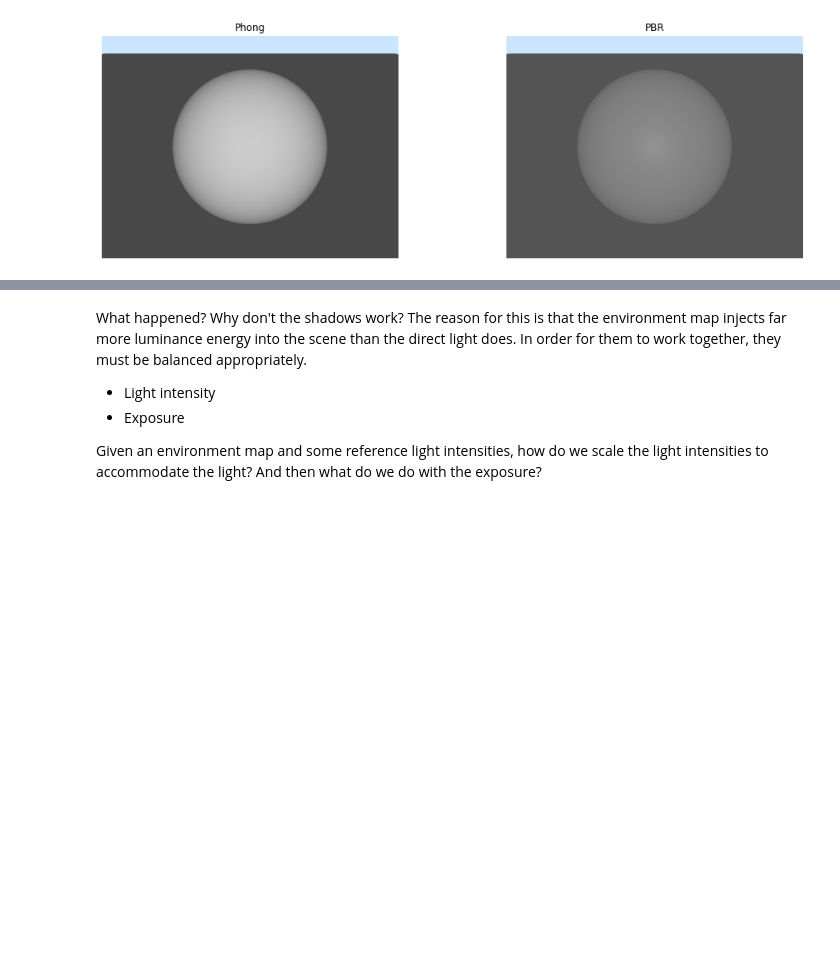
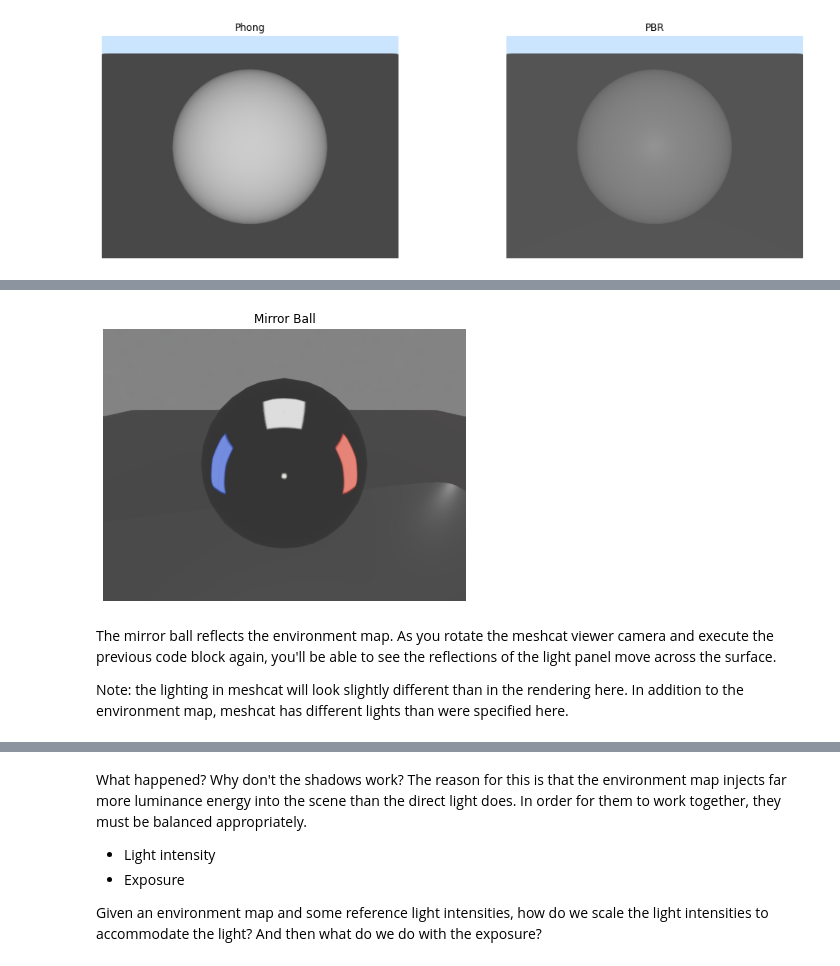
Before and after one commit to SeanCurtis-TRI/drake, a Jupyter notebook: tutorials/configuring_lighting.ipynb, the cells around one changed output, grey strips where cells are left out. Saved outputs shown, nothing was run; the diff lists cells and outputs as text; code cells hidden in the pictures; blank space fills up the shorter version.

```diff
--- a/tutorials/configuring_lighting.ipynb
+++ b/tutorials/configuring_lighting.ipynb
@@ -1084 +1109,39 @@ reflected in mirror-like surfaces.
+# %%
+comparator = RenderComparator(meshcat)
+
+# Add some geometry to the scene.
+comparator.add_ground()
+# Make the ball as mirror-like as possible.
+comparator.add_ball(pbr_material={"roughnessFactor": 0, "metallicFactor": 1})
+
+# Make sure we push the geometry to the meshcat browser session.
+comparator.visualize()
+
+# Add a simple environment map.
+
+comparator.set_render_engines([
+    RenderEngineSpec("Mirror Ball",
+                     {"environment_map": EnvironmentMap(
+                        skybox=True,
+                        texture=EquirectangularMap(path=png_path)),
+                      "lights": [LightParameter(type="spot",
+                                                direction=np.array((-1, 0, -1)),
+                                                position=[4, 0, 4],
+                                                cone_angle=35)]})])
+
+# Center on the ball, with it largely filling the frame.
+comparator.pose_camera_once(camera_in_world=[0, -2, 2],
+                            target_in_world=[0, 0, 1])
+# %%
+comparator.render()
+# %% [output]
+[figure, added]
+# %% [markdown]
+The mirror ball reflects the environment map. As you rotate the meshcat viewer
+camera and execute the previous code block again, you'll be able to see the
+reflections of the light panel move across the surface.
+
+Note: the lighting in meshcat will look slightly different than in the rendering
+here. In addition to the environment map, meshcat has different lights than
+were specified here.
 # %% [markdown]
```
Also changed, not shown: parts of 38 cells of this notebook, 10 other files.
